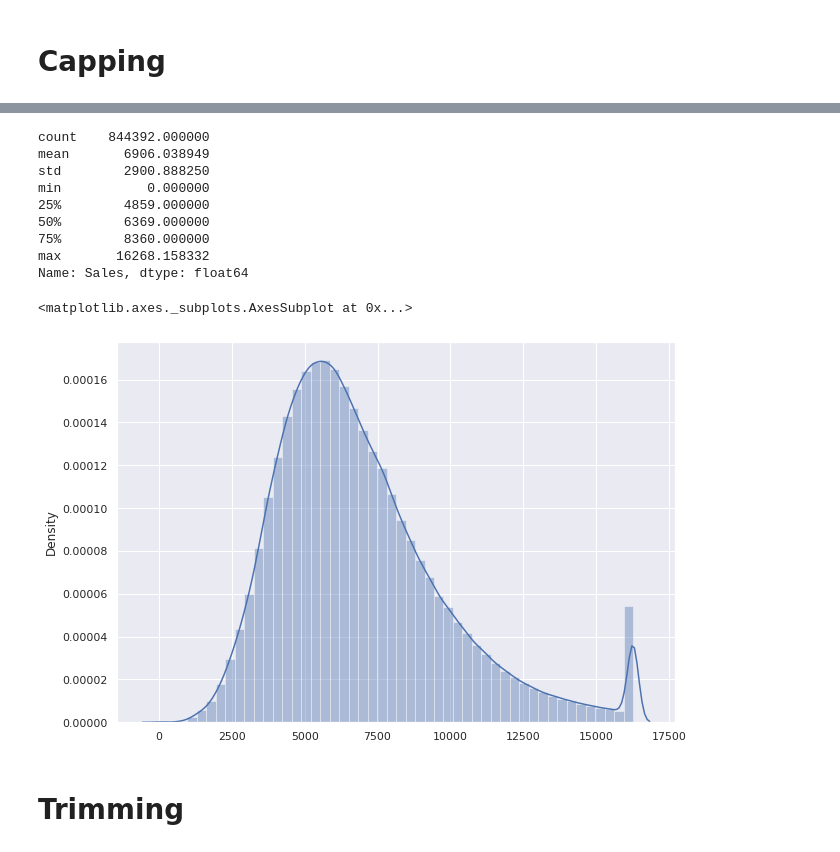
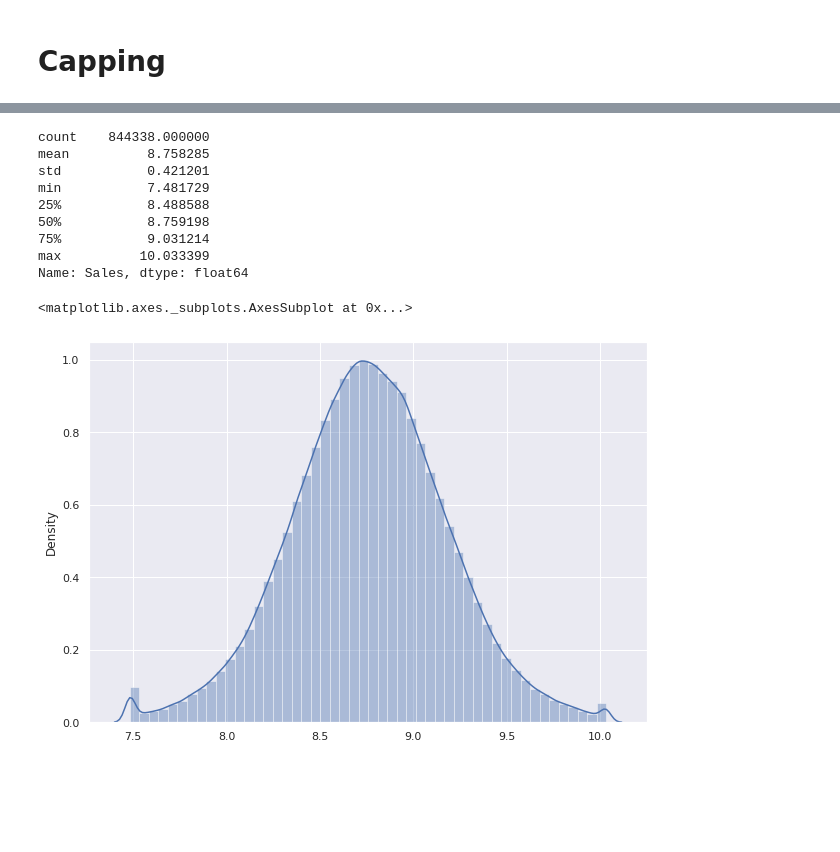
Before and after one commit to SaniyaBubere/ML_Regression_Retails_Sales_Prediction, a Jupyter notebook: ML_Regression_Retails_sales_Prediction.ipynb, the cells around one changed output, grey strips where cells are left out. Cells and saved outputs as stored; diff of their text form; code cells hidden in the pictures; blank space fills up the shorter version.

```diff
--- a/ML_Regression_Retails_sales_Prediction.ipynb
+++ b/ML_Regression_Retails_sales_Prediction.ipynb
@@ -1322,5 +1107,5 @@ Name: Sales, Length: 844392, dtype: int64
 # %%
-df['Sales'] = np.log10(df['Sales'])
+df['Sales'] = np.log(df['Sales'])
 # %%
 df.drop(df[df['Sales'] == float("-inf")].index,inplace=True)
 # %%
@@ -1381,2 +1127,13 @@ plt.show()
 # %% [markdown]
 # **Outliers**
+# %%
+print(df['Date'].min(),'Starting Date')
+print(df['Date'].max(),'Ending Date')
+
+# code for changing format of date from object to datetime
+df['Date'] = pd.to_datetime(df['Date'], format= '%Y-%m-%d')
+
+#setting date and store as index
+df.set_index(['Date','Store'],inplace=True)
+#sorting index following the time series
+df.sort_index(inplace=True)
@@ -1421,8 +1183,8 @@ df_copy[(df_copy['Sales'] > 16268.15) | (df_copy['Sales'] <-2357.12)]
 # %% [markdown]
 # **Capping**
 # %%
-upper_limit = df_copy['Sales'].mean() + 3*df_copy['Sales'].std()
-lower_limit = df_copy['Sales'].mean() - 3*df_copy['Sales'].std()
+upper_limit = df['Sales'].mean() + 3*df['Sales'].std()
+lower_limit = df['Sales'].mean() - 3*df['Sales'].std()
 # %%
 
 lower_limit
@@ -1435,31 +1197,29 @@ upper_limit
 # %%
 
-df_copy['Sales'] = np.where(
-    df_copy['Sales']>upper_limit,
+df['Sales'] = np.where(
+    df['Sales']>upper_limit,
     upper_limit,
     np.where(
-        df_copy['Sales']<lower_limit,
+        df['Sales']<lower_limit,
         lower_limit,
-        df_copy['Sales']
+        df['Sales']
     )
 )
 # %%
-
-df_copy['Sales'].describe()
+#described
+df['Sales'].describe()
 # %% [output]
-count    844392.000000
-mean       6906.038949
-std        2900.888250
-min           0.000000
-25%        4859.000000
-50%        6369.000000
-75%        8360.000000
-max       16268.158332
+count    844338.000000
+mean          8.758285
+std           0.421201
+min           7.481729
+25%           8.488588
+50%           8.759198
+75%           9.031214
+max          10.033399
 Name: Sales, dtype: float64
 # %%
-sns.distplot(x=df_copy["Sales"])
+sns.distplot(x=df["Sales"])
 # %% [output]
 <matplotlib.axes._subplots.AxesSubplot at 0x...>
-[figure, old version]
+[figure, new version]
-# %% [markdown]
-# **Trimming**
```
Also changed, not shown: parts of 252 cells of this notebook.
